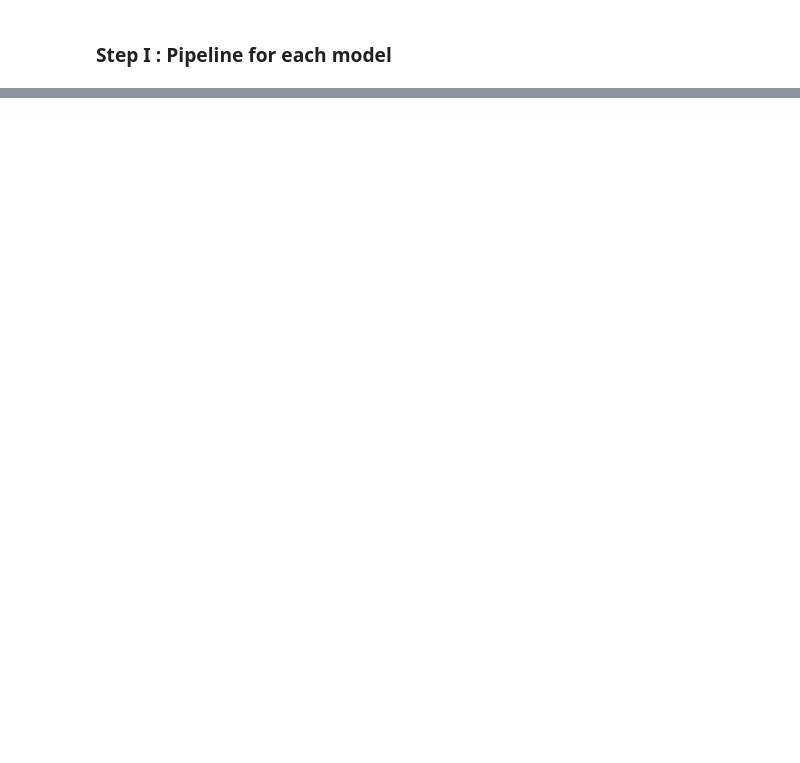
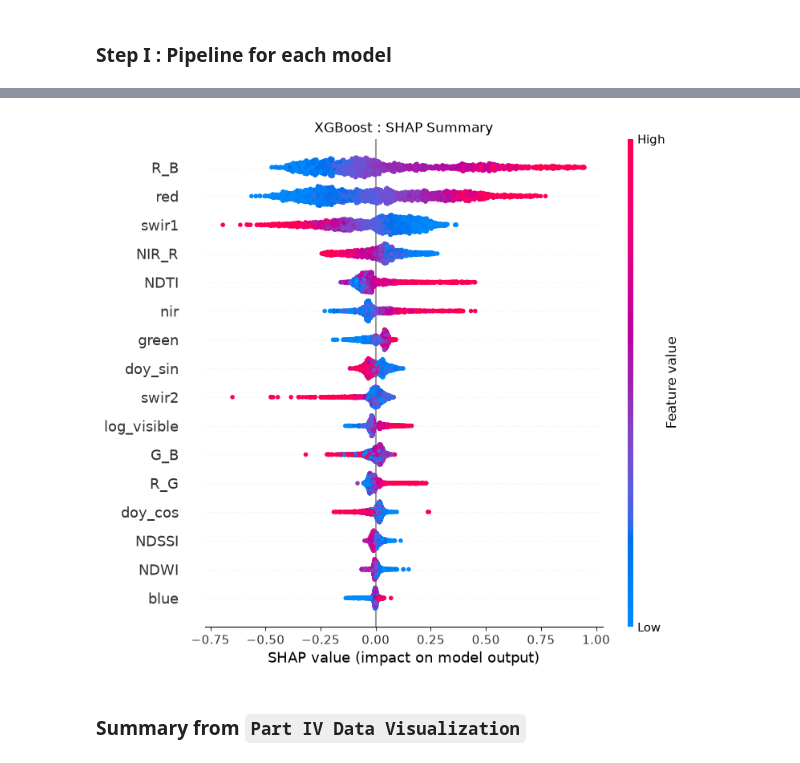
Before and after one commit to NuBFightForMyDream/2107541_MLEnvi_Project_PredictingWaterTurbidityWithTSS, a Jupyter notebook: ENV541_Project_Predicting_Water_Turbidity_with_TSS.ipynb, the cells around one changed output, grey strips where cells are left out. Saved outputs shown, nothing was run; the diff lists cells and outputs as text; code cells hidden in the pictures; blank space fills up the shorter version.

```diff
--- a/ENV541_Project_Predicting_Water_Turbidity_with_TSS.ipynb
+++ b/ENV541_Project_Predicting_Water_Turbidity_with_TSS.ipynb
@@ -224,0 +359,15 @@ neural_mlp_pipeline = Pipeline(
+# %%
+## extra plot : shap summary
+def plot_shap_summary(pipeline , model_name , n_samples = 2000) :
+    ## sample test data (SHAP is slow on large data)
+    X_shap = X_test.sample(n_samples , random_state = 42)
+
+    ## take model out of pipeline --> TreeExplainer works only with tree models (RF , XGBoost)
+    explainer = shap.TreeExplainer(pipeline.named_steps["model"])
+    shap_values = explainer(X_shap)
+
+    ## plot figure
+    shap.plots.beeswarm(shap_values , max_display = 16 , show = False)
+    plt.title(f"{model_name} : SHAP Summary")
+
+    plt.show()
@@ -224,0 +431,7 @@ neural_mlp_pipeline = Pipeline(
+# %%
+### plot SHAP Summary (only on XGB is enough)
+plot_shap_summary(xgboost_pipeline , "XGBoost")
+# %% [output]
+[figure, added]
+# %% [markdown]
+### Summary from `Part IV Data Visualization`
```
Also changed, not shown: parts of 43 cells of this notebook, 5 other files.
